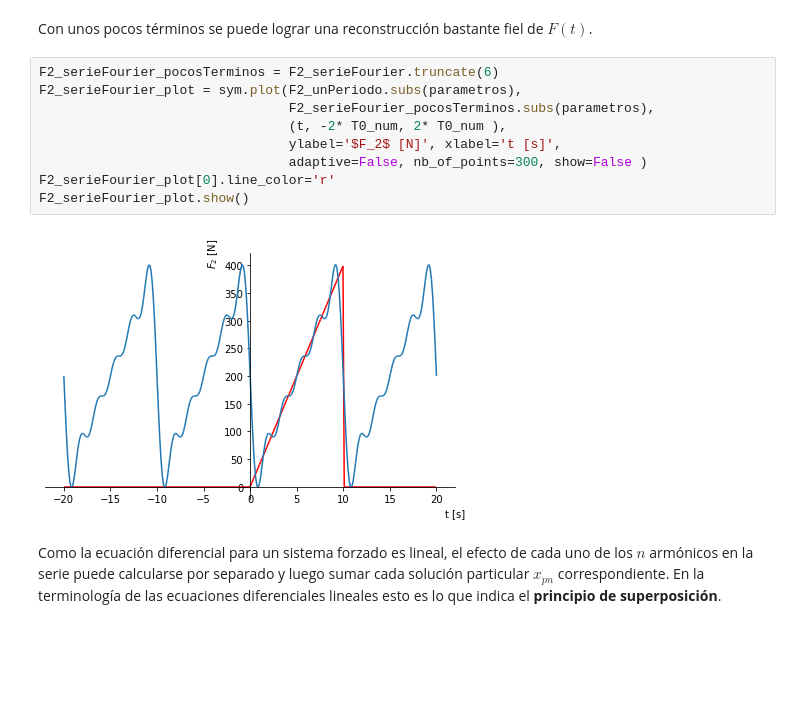
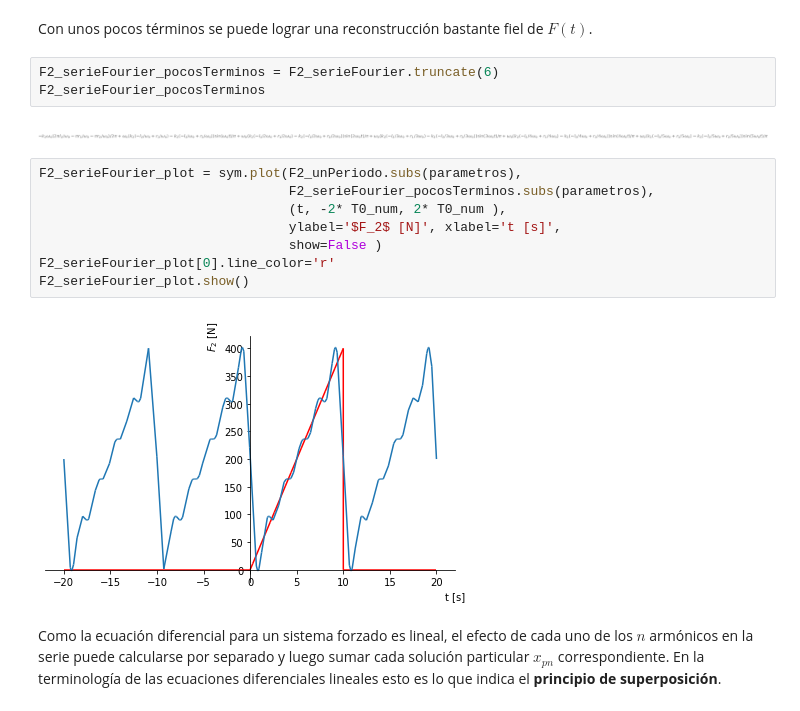
Before and after one commit to bettachini/MecanicaAnaliticaComputacional, a Jupyter notebook: 11Vibraciones1GdL/notebooks/arbitrario1GdL.ipynb, the cells around one changed output. Drawn from its saved outputs; the diff is of its cells as text; blank space fills up the shorter version.

```diff
--- a/11Vibraciones1GdL/notebooks/arbitrario1GdL.ipynb
+++ b/11Vibraciones1GdL/notebooks/arbitrario1GdL.ipynb
@@ -112,17 +112,21 @@ F2_serieFourier.truncate(n=4) # primeros 4 términos
 [figure]
 # %% [markdown]
 Con unos pocos términos se puede lograr una reconstrucción bastante fiel de $F(t)$.
+# %%
+F2_serieFourier_pocosTerminos = F2_serieFourier.truncate(6)
+F2_serieFourier_pocosTerminos
+# %% [output]
+[figure, added]
 # %%
-F2_serieFourier_pocosTerminos = F2_serieFourier.truncate(6)
 F2_serieFourier_plot = sym.plot(F2_unPeriodo.subs(parametros),
                                 F2_serieFourier_pocosTerminos.subs(parametros),
                                 (t, -2* T0_num, 2* T0_num ),
                                 ylabel='$F_2$ [N]', xlabel='t [s]',
-                                adaptive=False, nb_of_points=300, show=False )
+                                show=False )
 F2_serieFourier_plot[0].line_color='r'
 F2_serieFourier_plot.show()
 # %% [output]
-[figure, old version]
+[figure, new version]
 # %% [markdown]
 Como la ecuación diferencial para un sistema forzado es lineal, el efecto de cada uno de los $n$ armónicos en la serie puede calcularse por separado y luego sumar cada solución particular $x_{pn}$ correspondiente.
 En la terminología de las ecuaciones diferenciales lineales esto es lo que indica el **principio de superposición**.
```
Also changed, not shown: 36 other files.
